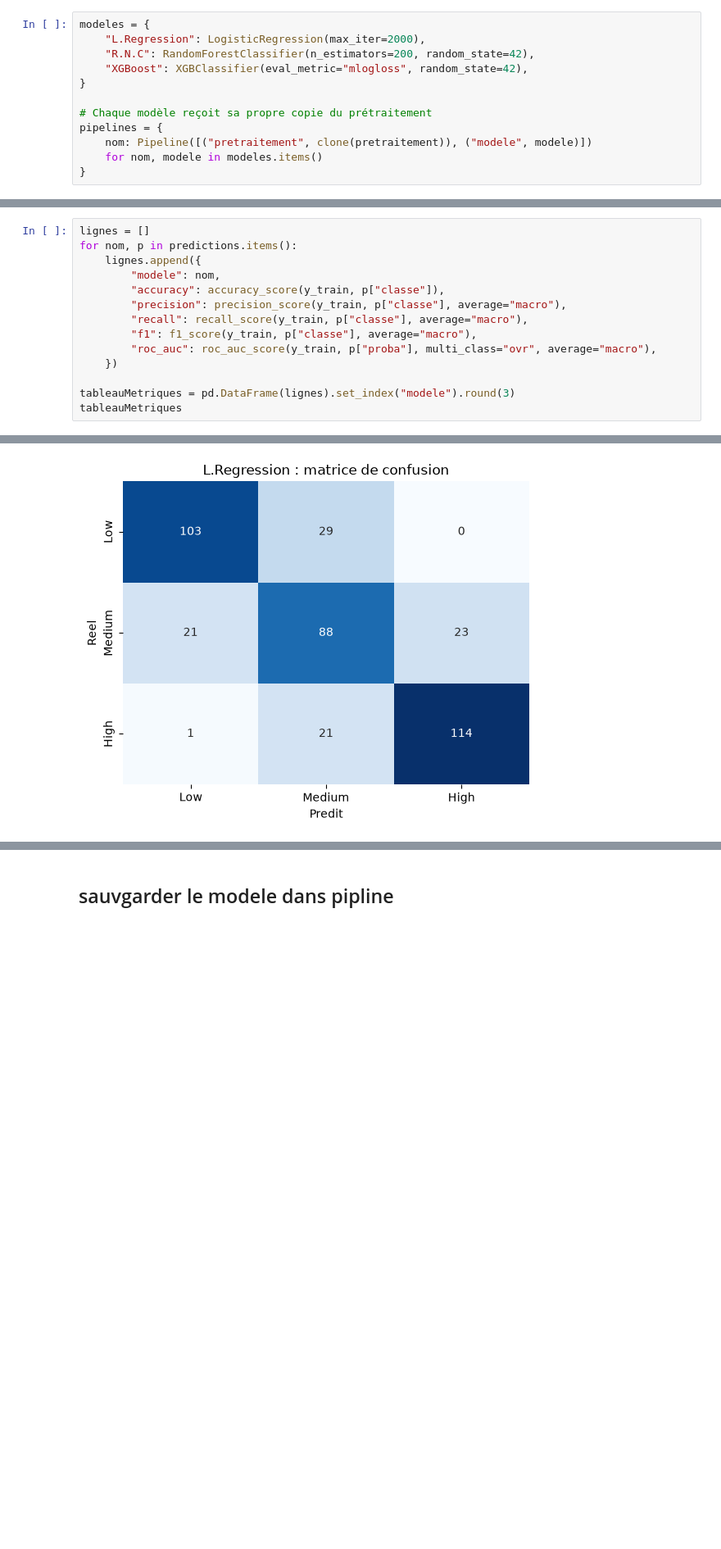
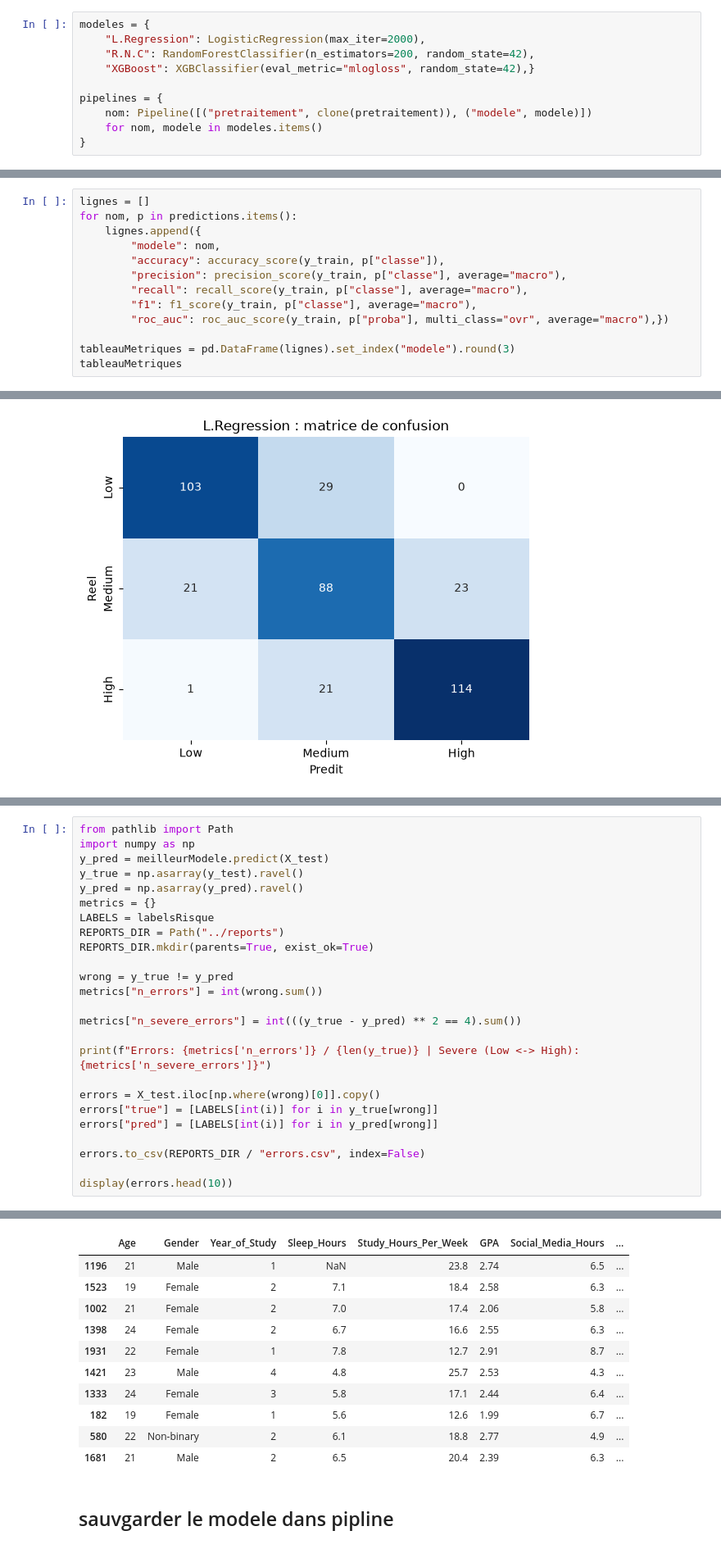
Before and after one commit to Oumohgh/Projet_Croisee, a Jupyter notebook: notebook/preprocessing.ipynb, the cells around one changed output, grey strips where cells are left out. Shown at 82% size. Drawn from its saved outputs; the diff is of its cells as text; blank space fills up the shorter version.

```diff
--- a/notebook/preprocessing.ipynb
+++ b/notebook/preprocessing.ipynb
@@ -273,10 +268,8 @@ from sklearn.metrics import (accuracy_score, precision_score, recall_score, f1_s
 modeles = {
     "L.Regression": LogisticRegression(max_iter=2000),
     "R.N.C": RandomForestClassifier(n_estimators=200, random_state=42),
-    "XGBoost": XGBClassifier(eval_metric="mlogloss", random_state=42),
-}
+    "XGBoost": XGBClassifier(eval_metric="mlogloss", random_state=42),}
 
-# Chaque modèle reçoit sa propre copie du prétraitement
 pipelines = {
     nom: Pipeline([("pretraitement", clone(pretraitement)), ("modele", modele)])
     for nom, modele in modeles.items()
@@ -306,8 +298,7 @@ for nom, p in predictions.items():
         "precision": precision_score(y_train, p["classe"], average="macro"),
         "recall": recall_score(y_train, p["classe"], average="macro"),
         "f1": f1_score(y_train, p["classe"], average="macro"),
-        "roc_auc": roc_auc_score(y_train, p["proba"], multi_class="ovr", average="macro"),
-    })
+        "roc_auc": roc_auc_score(y_train, p["proba"], multi_class="ovr", average="macro"),})
 
 tableauMetriques = pd.DataFrame(lignes).set_index("modele").round(3)
 tableauMetriques
@@ -581,0 +563,26 @@ Analyse des erreurs de prédiction et limites du modèle
+# %%
+from pathlib import Path
+import numpy as np
+y_pred = meilleurModele.predict(X_test)
+y_true = np.asarray(y_test).ravel()
+y_pred = np.asarray(y_pred).ravel()
+metrics = {}
+LABELS = labelsRisque
+REPORTS_DIR = Path("../reports")
+REPORTS_DIR.mkdir(parents=True, exist_ok=True)
+
+wrong = y_true != y_pred
+metrics["n_errors"] = int(wrong.sum())
+
+metrics["n_severe_errors"] = int(((y_true - y_pred) ** 2 == 4).sum())
+
+print(f"Errors: {metrics['n_errors']} / {len(y_true)} | Severe (Low <-> High): {metrics['n_severe_errors']}")
+
+errors = X_test.iloc[np.where(wrong)[0]].copy()
+errors["true"] = [LABELS[int(i)] for i in y_true[wrong]]
+errors["pred"] = [LABELS[int(i)] for i in y_pred[wrong]]
+
+errors.to_csv(REPORTS_DIR / "errors.csv", index=False)
+
+display(errors.head(10))
+# %% [output]
@@ -582,3 +590,14 @@ Analyse des erreurs de prédiction et limites du modèle
+|  | Age | Gender | Year_of_Study | Sleep_Hours | Study_Hours_Per_Week | GPA | Social_Media_Hours | ... |
+| 1196 | 21 | Male | 1 | NaN | 23.8 | 2.74 | 6.5 | ... |
+| 1523 | 19 | Female | 2 | 7.1 | 18.4 | 2.58 | 6.3 | ... |
+| 1002 | 21 | Female | 2 | 7.0 | 17.4 | 2.06 | 5.8 | ... |
+| 1398 | 24 | Female | 2 | 6.7 | 16.6 | 2.55 | 6.3 | ... |
+| 1931 | 22 | Female | 1 | 7.8 | 12.7 | 2.91 | 8.7 | ... |
+| 1421 | 23 | Male | 4 | 4.8 | 25.7 | 2.53 | 4.3 | ... |
+| 1333 | 24 | Female | 3 | 5.8 | 17.1 | 2.44 | 6.4 | ... |
+| 182 | 19 | Female | 1 | 5.6 | 12.6 | 1.99 | 6.7 | ... |
+| 580 | 22 | Non-binary | 2 | 6.1 | 18.8 | 2.77 | 4.9 | ... |
+| 1681 | 21 | Male | 2 | 6.5 | 20.4 | 2.39 | 6.3 | ... |
 # %% [markdown]
 ## sauvgarder le modele dans pipline
 # %%
```
Also changed, not shown: parts of 14 cells of this notebook, 6 other files.
